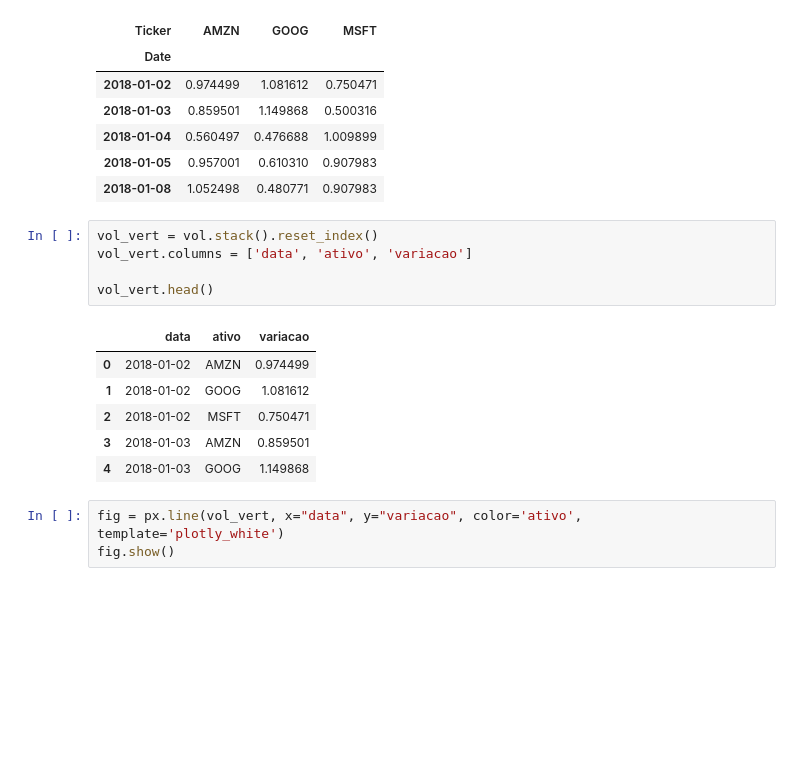
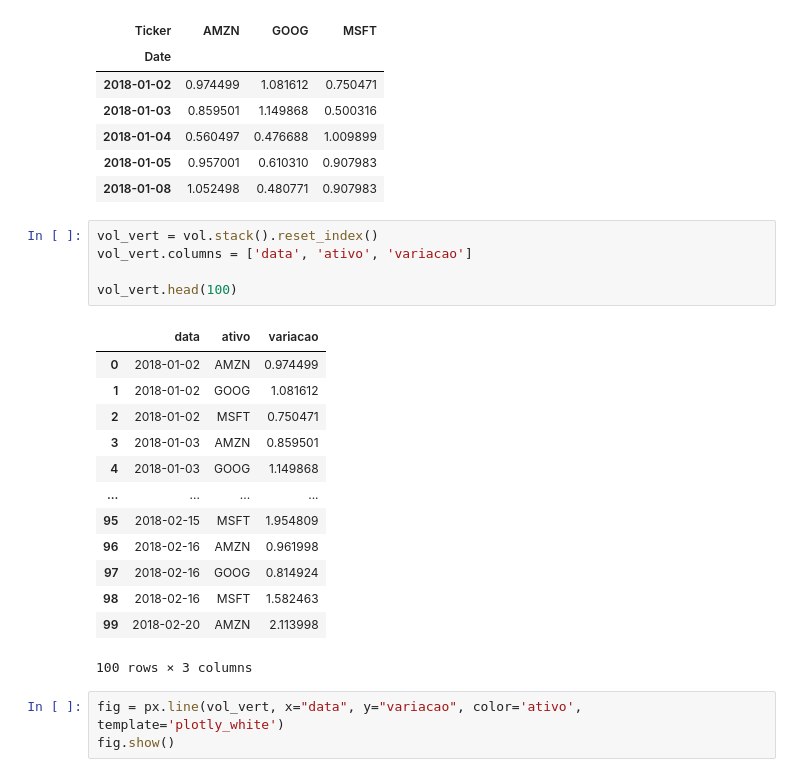
Before and after one commit to RodrigoMasterDS/EBAC_Cientista_de_Dados, a Jupyter notebook: Modulo 22 - Descritiva III - Graficos Interativos/Exercicio 1/mod22_tarefa01.ipynb, the cells around one changed output. Cells and saved outputs as stored; diff of their text form; blank space fills up the shorter version.

```diff
--- a/Modulo 22 - Descritiva III - Graficos Interativos/Exercicio 1/mod22_tarefa01.ipynb
+++ b/Modulo 22 - Descritiva III - Graficos Interativos/Exercicio 1/mod22_tarefa01.ipynb
@@ -55,15 +55,22 @@ vol.head()
 # %%
 vol_vert = vol.stack().reset_index()
 vol_vert.columns = ['data', 'ativo', 'variacao']
 
-vol_vert.head()
+vol_vert.head(100)
 # %% [output]
 |  | data | ativo | variacao |
 | 0 | 2018-01-02 | AMZN | 0.974499 |
 | 1 | 2018-01-02 | GOOG | 1.081612 |
 | 2 | 2018-01-02 | MSFT | 0.750471 |
 | 3 | 2018-01-03 | AMZN | 0.859501 |
 | 4 | 2018-01-03 | GOOG | 1.149868 |
+| ... | ... | ... | ... |
+| 95 | 2018-02-15 | MSFT | 1.954809 |
+| 96 | 2018-02-16 | AMZN | 0.961998 |
+| 97 | 2018-02-16 | GOOG | 0.814924 |
+| 98 | 2018-02-16 | MSFT | 1.582463 |
+| 99 | 2018-02-20 | AMZN | 2.113998 |
+100 rows × 3 columns
 # %%
 fig = px.line(vol_vert, x="data", y="variacao", color='ativo', template='plotly_white')
 fig.show()
```
Also changed, not shown: parts of 1 cell of this notebook.
